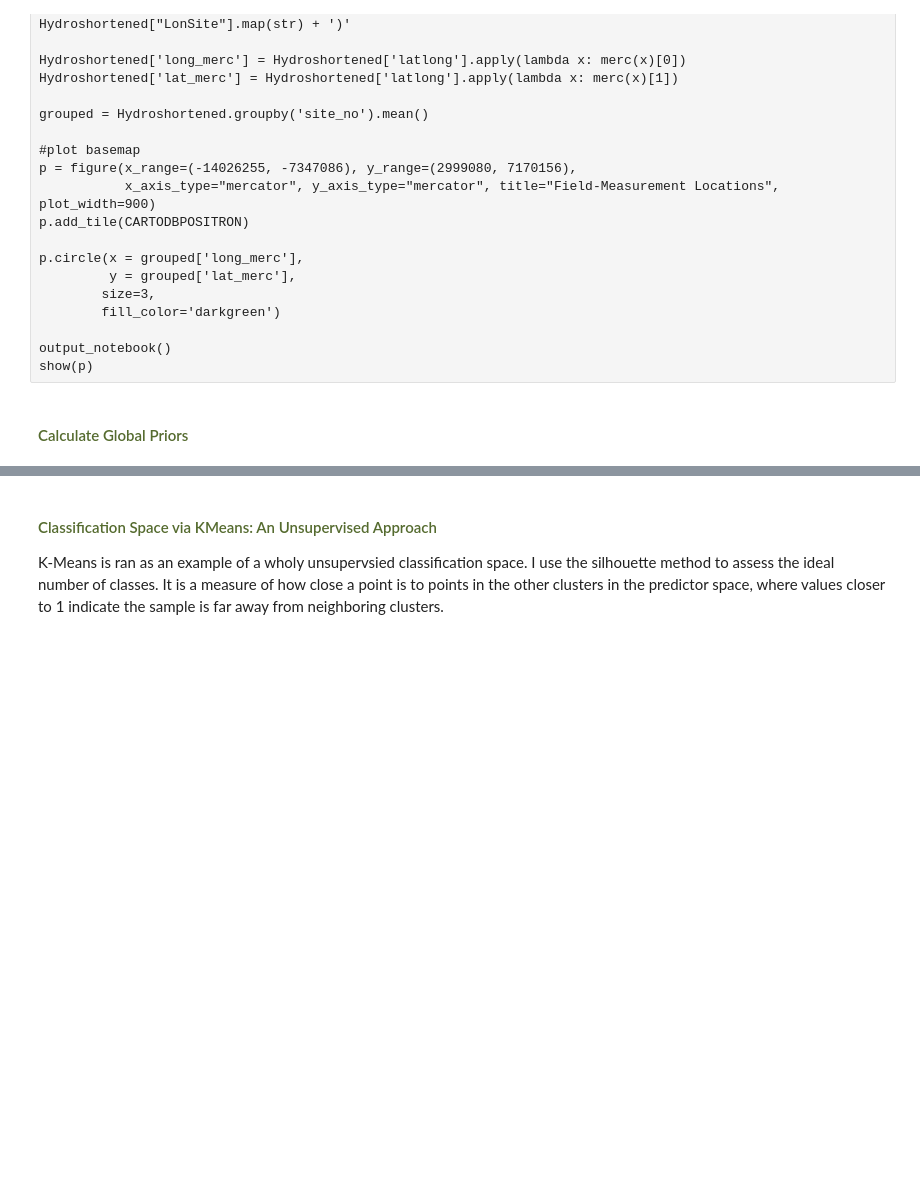
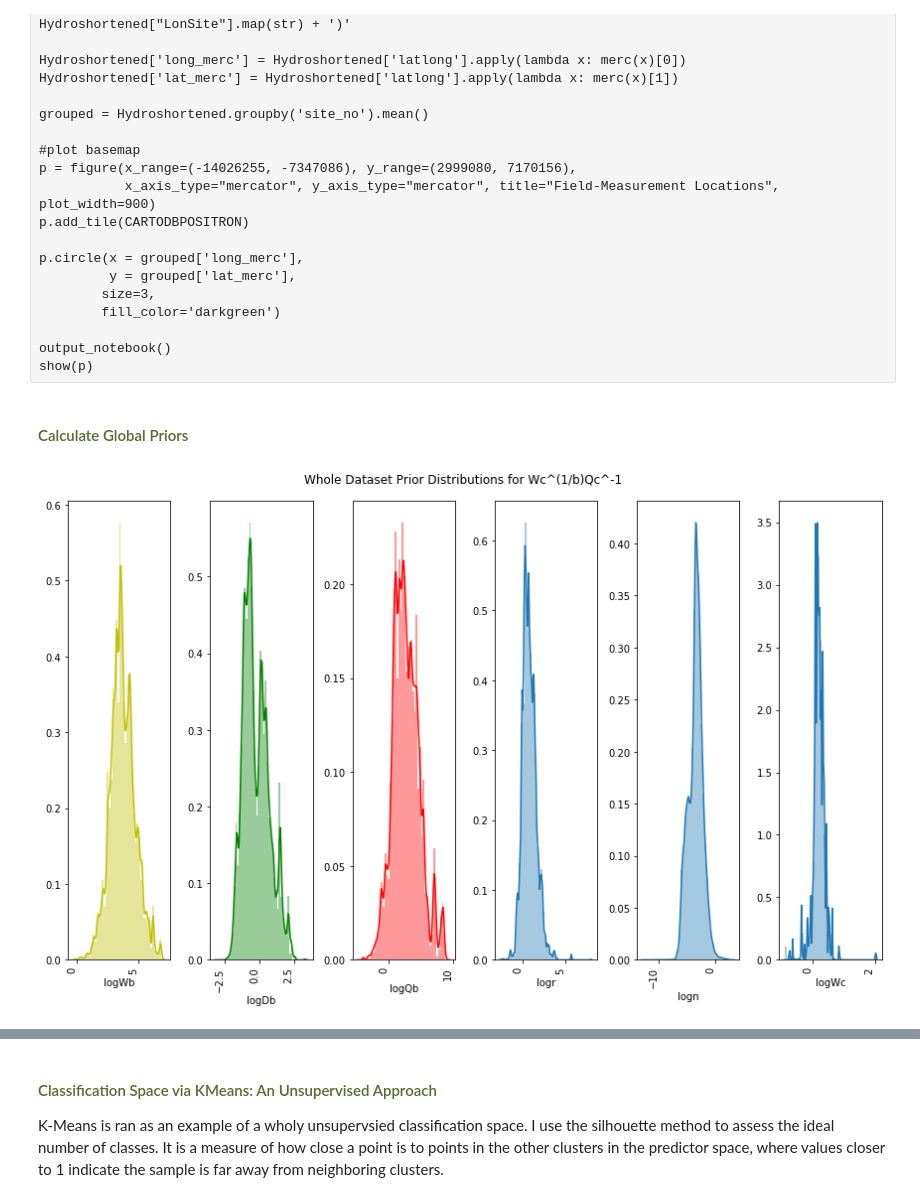
Before and after one commit to craigbrinkerhoff/2019_GeoClass, a Jupyter notebook: scripts/Brinkerhoff_geomorph_class.ipynb, the cells around one changed output, grey strips where cells are left out. Cells and saved outputs as stored; diff of their text form; code cells hidden in the pictures; blank space fills up the shorter version.

```diff
--- a/scripts/Brinkerhoff_geomorph_class.ipynb
+++ b/scripts/Brinkerhoff_geomorph_class.ipynb
@@ -91,7 +88,8 @@ from sklearn import svm
 from sklearn.preprocessing import StandardScaler
 from sklearn.decomposition import PCA
 from sklearn import linear_model
-from pandas.tools.plotting import parallel_coordinates
+#from pandas.tools.plotting import parallel_coordinates
+from pandas.plotting import scatter_matrix
 from sklearn.ensemble import RandomForestClassifier
 from sklearn.metrics import confusion_matrix, accuracy_score
 from sklearn.model_selection import train_test_split
@@ -102,7 +100,7 @@ from bokeh.tile_providers import CARTODBPOSITRON
 from ast import literal_eval
 
 #set working directory here
-os.chdir("C:\\Users\\craig\\Box Sync\\Ongoing Projects\\geomorph_class\\")
+os.chdir("C:\\Users\\cbrinkerhoff\\Box Sync\\Ongoing Projects\\geomorph_class\\")
 
 #load in barber dataset
 Hydroshortened = pd.read_csv('Barber_rivers.csv', low_memory=False, encoding='latin-1')
@@ -117,7 +115,7 @@ Hydroshortened = pd.read_csv('Barber_rivers.csv', low_memory=False, encoding='la
 #MERITshortened = pd.merge(MERITshortened, Hydroshortened, left_on='stationid', right_on='site_no') #merge on usgs gauge ID
 
 #NHD 2.1 flowlines (with USGS gauges on them) and lakes
-med_NHD = pd.read_csv('C:\\Users\\craig\\Box Sync\\Published\\hydraulic_geometry_project_2019\\working\\NHD_med_res.csv', low_memory=False, encoding='latin-1')
+med_NHD = pd.read_csv('C:\\Users\\cbrinkerhoff\\Box Sync\\Published\\hydraulic_geometry_project_2019\\working\\NHD_med_res.csv', low_memory=False, encoding='latin-1')
 med_NHD_lakes = pd.read_csv('med_NHD_lakes.csv', low_memory=False, encoding='latin-1')
 
 #NHD sinuosity from  Wieczorek, M.E., Jackson, S.E., and Schwarz, G.E., 2018, Select Attributes for NHDPlus Version 2.1 Reach Catchments and Modified Network Routed Upstream Watersheds for the Conterminous United States: U.S. Geological Survey data release, https://doi.org/10.5066/F7765D7V.
@@ -346,46 +352,51 @@ show(p)
 # %%
 Hydroshortened['delta'] = 1 + (Hydroshortened['r']*(2/3)) + Hydroshortened['r']
 
-Hydroshortened['log10A0'] = np.log10(Hydroshortened['A0'])
-Hydroshortened['log10r'] = np.log10(Hydroshortened['r'])
-Hydroshortened['log10n'] = np.log10(Hydroshortened['n'])
+Hydroshortened['logA0'] = np.log(Hydroshortened['A0'])
+Hydroshortened['logr'] = np.log(Hydroshortened['r'])
+Hydroshortened['logn'] = np.log(Hydroshortened['n'])
 Hydroshortened['log10unitPower'] = np.log10(Hydroshortened['unitPower'])
 Hydroshortened['log10De'] = np.log10(Hydroshortened['minEntrain'])
 
-Hydroshortened['log10Wb'] = np.log10(Hydroshortened['bank_width'])
-Hydroshortened['log10Db'] = np.log10(Hydroshortened['bank_depth'])
-Hydroshortened['log10Qb'] = np.log10(Hydroshortened['bank_Q'])
+Hydroshortened['logWb'] = np.log(Hydroshortened['bank_width'])
+Hydroshortened['logDb'] = np.log(Hydroshortened['bank_depth'])
+Hydroshortened['logQb'] = np.log(Hydroshortened['bank_Q'])
 Hydroshortened['log10De'] = np.log10(Hydroshortened['De'])
 Hydroshortened['log10Wc'] = np.log10(np.exp(Hydroshortened['logWc']))
-Hydroshortened['log10Q'] = np.log10(Hydroshortened['chan_discharge'])
+Hydroshortened['logQ'] = np.log(Hydroshortened['chan_discharge'])
 
 fig, axs = plt.subplots(ncols=6, figsize=(12, 8))
-sns.distplot(Hydroshortened['log10Wb'], ax=axs[0], color='y')
-sns.distplot(Hydroshortened['log10Db'], ax=axs[1], color='g')
-sns.distplot(Hydroshortened['log10Qb'], ax=axs[2], color='r')
-sns.distplot(Hydroshortened['log10r'], ax=axs[3])
-sns.distplot(Hydroshortened['log10Wc'], ax=axs[5])
+sns.distplot(Hydroshortened['logWb'], ax=axs[0], color='y')
+sns.distplot(Hydroshortened['logDb'], ax=axs[1], color='g')
+sns.distplot(Hydroshortened['logQb'], ax=axs[2], color='r')
+sns.distplot(Hydroshortened['logr'], ax=axs[3])
+sns.distplot(Hydroshortened['logn'], ax=axs[4])
+sns.distplot(Hydroshortened['logWc'], ax=axs[5])
 
 fig.suptitle("Whole Dataset Prior Distributions for Wc^(1/b)Qc^-1")
 fig.autofmt_xdate(rotation=90)
 fig.tight_layout(rect=[0, 0.03, 1, 0.95])
 
 #save prior PDFs (no river type subsetting)
-priorWb = Hydroshortened['log10Wb'].describe()
-priorDb = Hydroshortened['log10Db'].describe()
-prior_r = Hydroshortened['log10r'].describe()
+priorWb = Hydroshortened['logWb'].describe()
+priorDb = Hydroshortened['logDb'].describe()
+prior_r = Hydroshortened['logr'].describe()
 priorDe = Hydroshortened['log10De'].describe()
-priorQb = Hydroshortened['log10Qb'].describe()
-priorWc = Hydroshortened['log10Wc'].describe()
-
-Hydroshortened['log10a'] = np.log10(np.exp(Hydroshortened['loga']))
-priorA = Hydroshortened['log10a'].describe()
+priorQb = Hydroshortened['logQb'].describe()
+priorWc = Hydroshortened['logWc'].describe()
+priorA0 = Hydroshortened['logA0'].describe()
+priorN = Hydroshortened['logn'].describe()
+priorB = Hydroshortened['b'].describe()
 
 priorWb.to_csv('priorsWb.csv')
 priorDb.to_csv('priorsDb.csv')
 prior_r.to_csv('priorsr.csv')
 priorDe.to_csv('priorsDe.csv')
 priorQb.to_csv('priorsQb.csv')
-priorA.to_csv('priorsA.csv')
 priorWc.to_csv('priorsWc.csv')
+priorA0.to_csv('priorsA0.csv')
+priorN.to_csv('priorsN.csv')
+priorB.to_csv('priorsB.csv')
+# %% [output]
+[figure, added]
 # %%
```
Also changed, not shown: parts of 6 cells of this notebook.
